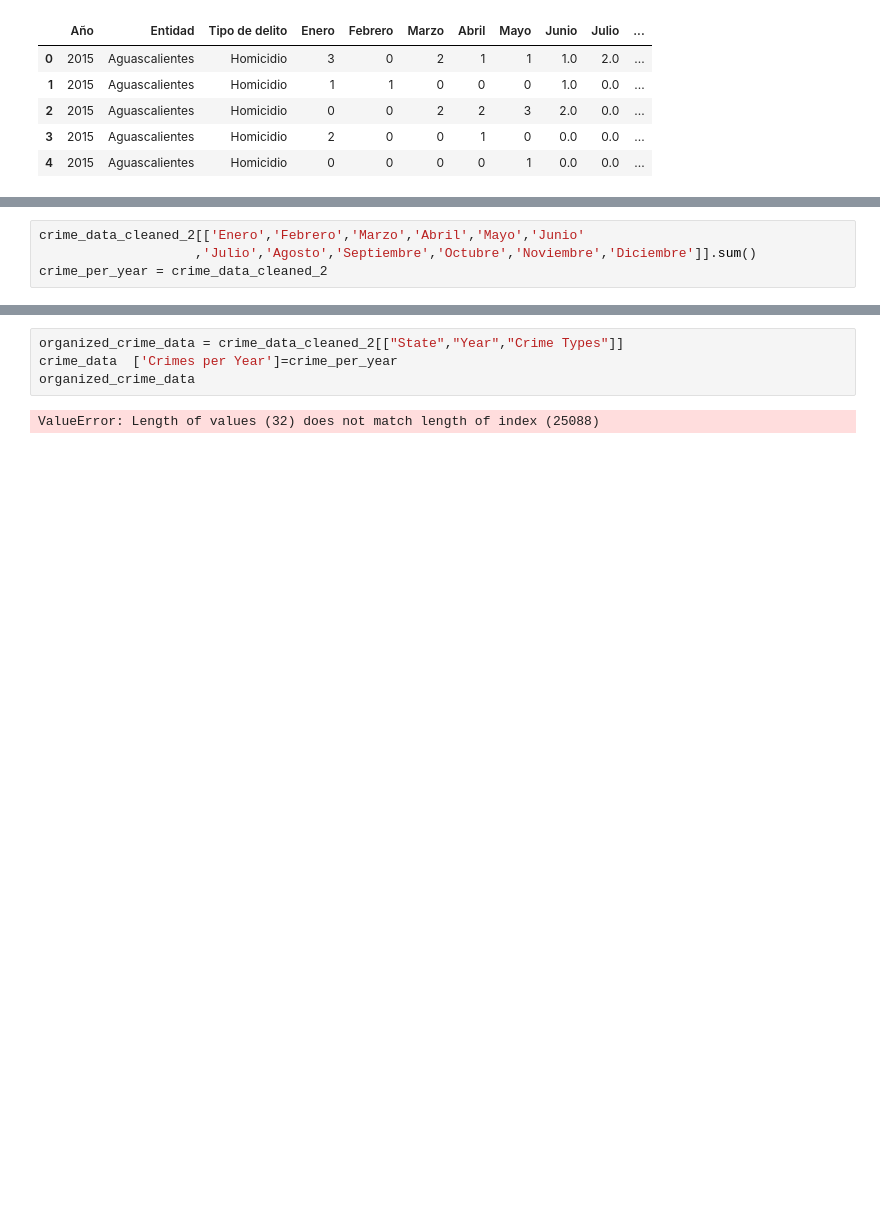
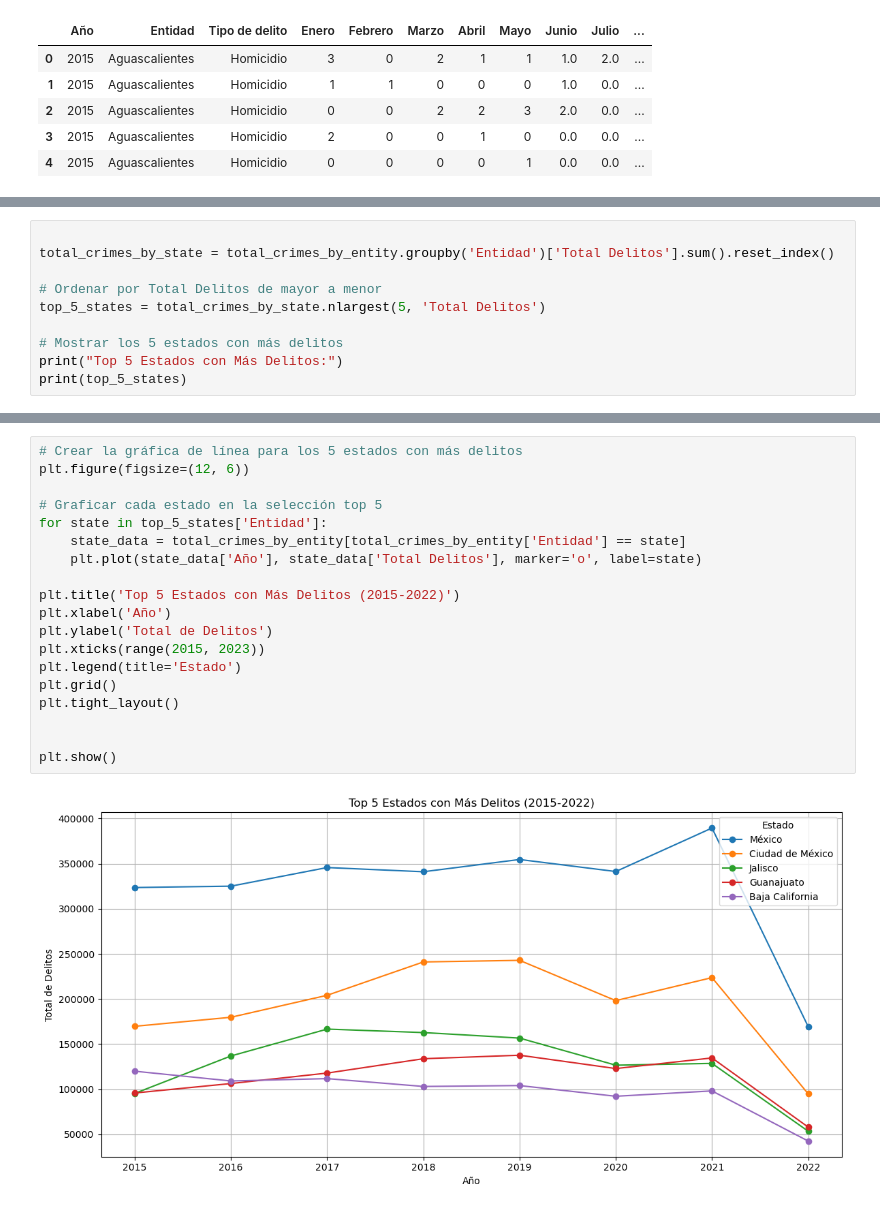
Before and after one commit to Josemarome/Project_1, a Jupyter notebook: Crime_Data.ipynb, the cells around one changed output, grey strips where cells are left out. Saved outputs shown, nothing was run; the diff lists cells and outputs as text; blank space fills up the shorter version.

```diff
--- a/Crime_Data.ipynb
+++ b/Crime_Data.ipynb
@@ -60,4 +256,10 @@ renamed_crime_data.count()
 # %%
-crime_data_cleaned_2[['Enero','Febrero','Marzo','Abril','Mayo','Junio'
-                    ,'Julio','Agosto','Septiembre','Octubre','Noviembre','Diciembre']].sum()
-crime_per_year = crime_data_cleaned_2
+
+total_crimes_by_state = total_crimes_by_entity.groupby('Entidad')['Total Delitos'].sum().reset_index()
+
+# Ordenar por Total Delitos de mayor a menor
+top_5_states = total_crimes_by_state.nlargest(5, 'Total Delitos')
+
+# Mostrar los 5 estados con más delitos
+print("Top 5 Estados con Más Delitos:")
+print(top_5_states)
@@ -64,7 +274,22 @@ crime_per_year = crime_data_cleaned_2
 # %%
-organized_crime_data = crime_data_cleaned_2[["State","Year","Crime Types"]]
-crime_data  ['Crimes per Year']=crime_per_year
-organized_crime_data
+# Crear la gráfica de línea para los 5 estados con más delitos
+plt.figure(figsize=(12, 6))
+
+# Graficar cada estado en la selección top 5
+for state in top_5_states['Entidad']:
+    state_data = total_crimes_by_entity[total_crimes_by_entity['Entidad'] == state]
+    plt.plot(state_data['Año'], state_data['Total Delitos'], marker='o', label=state)
+
+plt.title('Top 5 Estados con Más Delitos (2015-2022)')
+plt.xlabel('Año')
+plt.ylabel('Total de Delitos')
+plt.xticks(range(2015, 2023))
+plt.legend(title='Estado')
+plt.grid()
+plt.tight_layout()
+
+
+plt.show()
 # %% [output]
-ValueError: Length of values (32) does not match length of index (25088)
+[figure, added]
 # %%
```
Also changed, not shown: parts of 16 cells of this notebook, 1 other file.
